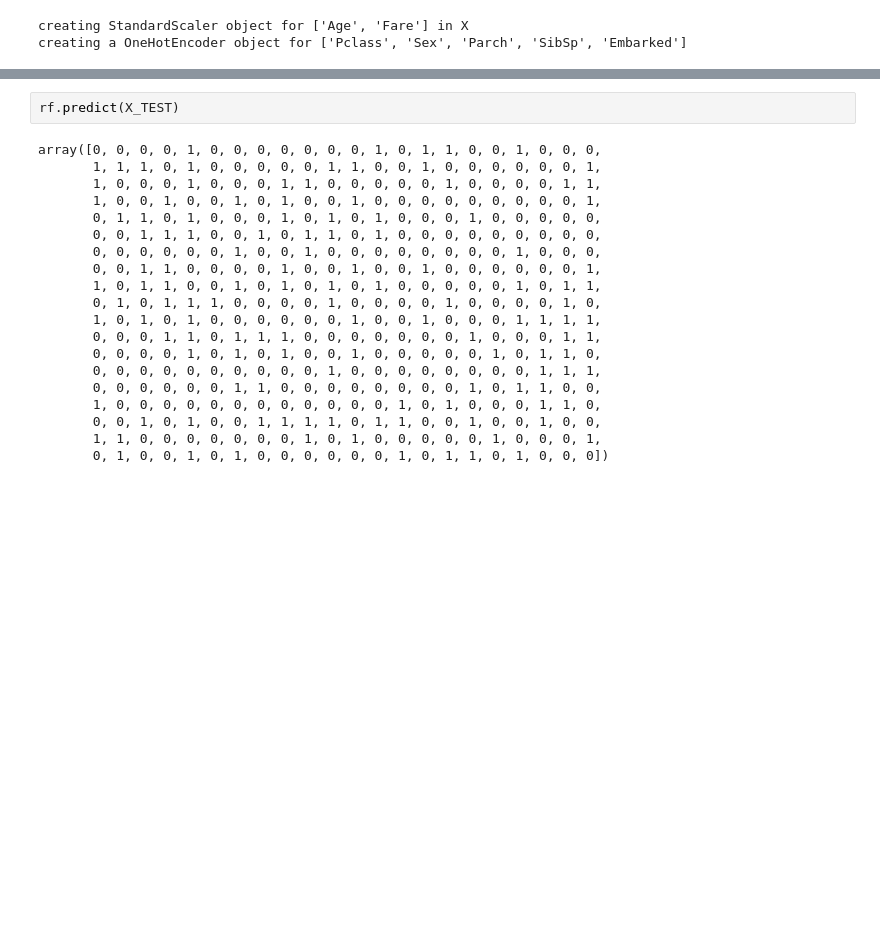
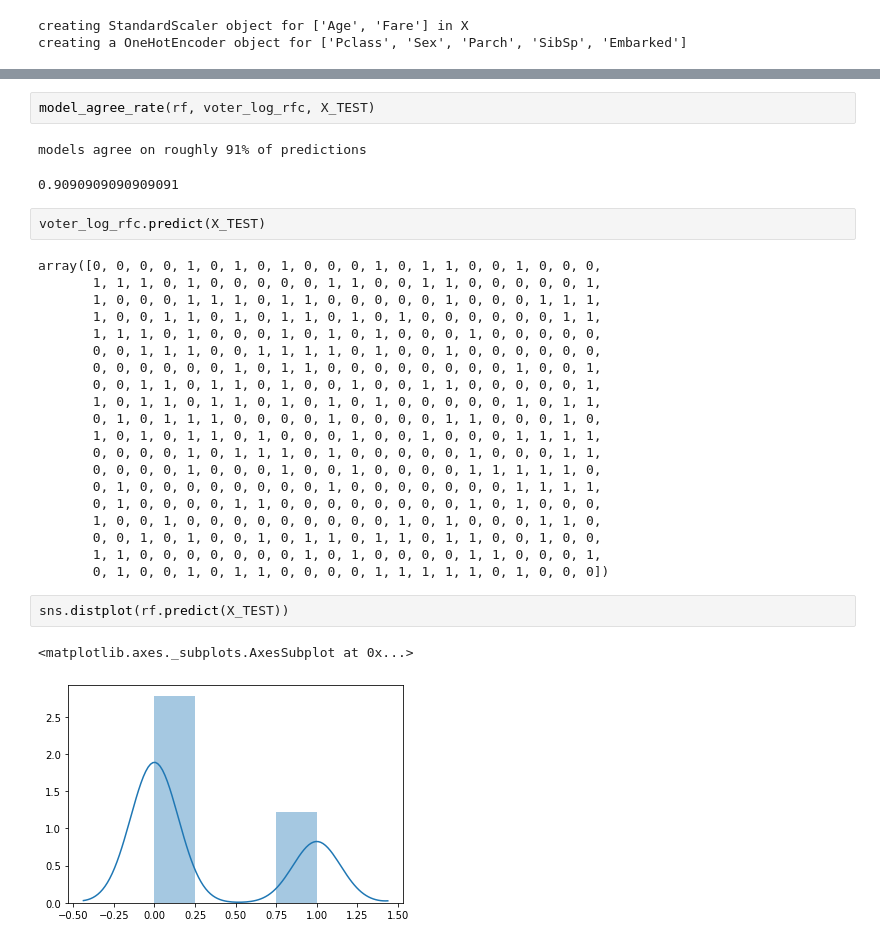
Before and after one commit to sam-thurman/titanic, a Jupyter notebook: kaggle.ipynb, the cells around one changed output, grey strips where cells are left out. Saved outputs shown, nothing was run; the diff lists cells and outputs as text; blank space fills up the shorter version.

Commit message:
results viz and model comparisons

```diff
--- a/kaggle.ipynb
+++ b/kaggle.ipynb
@@ -225,25 +225,35 @@ model_agree_rate(rf, voter_log_rfc, X_TEST)
 # %% [output]
 models agree on roughly 91% of predictions
 0.9090909090909091
+# %%
+model_agree_rate(rf, voter_log_rfc, X_TEST)
+# %% [output]
+models agree on roughly 91% of predictions
+0.9090909090909091
 # %%
-rf.predict(X_TEST)
+voter_log_rfc.predict(X_TEST)
 # %% [output]
-array([0, 0, 0, 0, 1, 0, 0, 0, 0, 0, 0, 0, 1, 0, 1, 1, 0, 0, 1, 0, 0, 0,
-       1, 1, 1, 0, 1, 0, 0, 0, 0, 0, 1, 1, 0, 0, 1, 0, 0, 0, 0, 0, 0, 1,
-       1, 0, 0, 0, 1, 0, 0, 0, 1, 1, 0, 0, 0, 0, 0, 1, 0, 0, 0, 0, 1, 1,
-       1, 0, 0, 1, 0, 0, 1, 0, 1, 0, 0, 1, 0, 0, 0, 0, 0, 0, 0, 0, 0, 1,
-       0, 1, 1, 0, 1, 0, 0, 0, 1, 0, 1, 0, 1, 0, 0, 0, 1, 0, 0, 0, 0, 0,
-       0, 0, 1, 1, 1, 0, 0, 1, 0, 1, 1, 0, 1, 0, 0, 0, 0, 0, 0, 0, 0, 0,
-       0, 0, 0, 0, 0, 0, 1, 0, 0, 1, 0, 0, 0, 0, 0, 0, 0, 0, 1, 0, 0, 0,
-       0, 0, 1, 1, 0, 0, 0, 0, 1, 0, 0, 1, 0, 0, 1, 0, 0, 0, 0, 0, 0, 1,
-       1, 0, 1, 1, 0, 0, 1, 0, 1, 0, 1, 0, 1, 0, 0, 0, 0, 0, 1, 0, 1, 1,
-       0, 1, 0, 1, 1, 1, 0, 0, 0, 0, 1, 0, 0, 0, 0, 1, 0, 0, 0, 0, 1, 0,
-       1, 0, 1, 0, 1, 0, 0, 0, 0, 0, 0, 1, 0, 0, 1, 0, 0, 0, 1, 1, 1, 1,
-       0, 0, 0, 1, 1, 0, 1, 1, 1, 0, 0, 0, 0, 0, 0, 0, 1, 0, 0, 0, 1, 1,
-       0, 0, 0, 0, 1, 0, 1, 0, 1, 0, 0, 1, 0, 0, 0, 0, 0, 1, 0, 1, 1, 0,
-       0, 0, 0, 0, 0, 0, 0, 0, 0, 0, 1, 0, 0, 0, 0, 0, 0, 0, 0, 1, 1, 1,
-       0, 0, 0, 0, 0, 0, 1, 1, 0, 0, 0, 0, 0, 0, 0, 0, 1, 0, 1, 1, 0, 0,
-       1, 0, 0, 0, 0, 0, 0, 0, 0, 0, 0, 0, 0, 1, 0, 1, 0, 0, 0, 1, 1, 0,
-       0, 0, 1, 0, 1, 0, 0, 1, 1, 1, 1, 0, 1, 1, 0, 0, 1, 0, 0, 1, 0, 0,
-       1, 1, 0, 0, 0, 0, 0, 0, 0, 1, 0, 1, 0, 0, 0, 0, 0, 1, 0, 0, 0, 1,
-       0, 1, 0, 0, 1, 0, 1, 0, 0, 0, 0, 0, 0, 1, 0, 1, 1, 0, 1, 0, 0, 0])
+array([0, 0, 0, 0, 1, 0, 1, 0, 1, 0, 0, 0, 1, 0, 1, 1, 0, 0, 1, 0, 0, 0,
+       1, 1, 1, 0, 1, 0, 0, 0, 0, 0, 1, 1, 0, 0, 1, 1, 0, 0, 0, 0, 0, 1,
+       1, 0, 0, 0, 1, 1, 1, 0, 1, 1, 0, 0, 0, 0, 0, 1, 0, 0, 0, 1, 1, 1,
+       1, 0, 0, 1, 1, 0, 1, 0, 1, 1, 0, 1, 0, 1, 0, 0, 0, 0, 0, 0, 1, 1,
+       1, 1, 1, 0, 1, 0, 0, 0, 1, 0, 1, 0, 1, 0, 0, 0, 1, 0, 0, 0, 0, 0,
+       0, 0, 1, 1, 1, 0, 0, 1, 1, 1, 1, 0, 1, 0, 0, 1, 0, 0, 0, 0, 0, 0,
+       0, 0, 0, 0, 0, 0, 1, 0, 1, 1, 0, 0, 0, 0, 0, 0, 0, 0, 1, 0, 0, 1,
+       0, 0, 1, 1, 0, 1, 1, 0, 1, 0, 0, 1, 0, 0, 1, 1, 0, 0, 0, 0, 0, 1,
+       1, 0, 1, 1, 0, 1, 1, 0, 1, 0, 1, 0, 1, 0, 0, 0, 0, 0, 1, 0, 1, 1,
+       0, 1, 0, 1, 1, 1, 0, 0, 0, 0, 1, 0, 0, 0, 0, 1, 1, 0, 0, 0, 1, 0,
+       1, 0, 1, 0, 1, 1, 0, 1, 0, 0, 0, 1, 0, 0, 1, 0, 0, 0, 1, 1, 1, 1,
+       0, 0, 0, 0, 1, 0, 1, 1, 1, 0, 1, 0, 0, 0, 0, 0, 1, 0, 0, 0, 1, 1,
+       0, 0, 0, 0, 1, 0, 0, 0, 1, 0, 0, 1, 0, 0, 0, 0, 1, 1, 1, 1, 1, 0,
+       0, 1, 0, 0, 0, 0, 0, 0, 0, 0, 1, 0, 0, 0, 0, 0, 0, 0, 1, 1, 1, 1,
+       0, 1, 0, 0, 0, 0, 1, 1, 0, 0, 0, 0, 0, 0, 0, 0, 1, 0, 1, 0, 0, 0,
+       1, 0, 0, 1, 0, 0, 0, 0, 0, 0, 0, 0, 0, 1, 0, 1, 0, 0, 0, 1, 1, 0,
+       0, 0, 1, 0, 1, 0, 0, 1, 0, 1, 1, 0, 1, 1, 0, 1, 1, 0, 0, 1, 0, 0,
+       1, 1, 0, 0, 0, 0, 0, 0, 0, 1, 0, 1, 0, 0, 0, 0, 1, 1, 0, 0, 0, 1,
+       0, 1, 0, 0, 1, 0, 1, 1, 0, 0, 0, 0, 1, 1, 1, 1, 1, 0, 1, 0, 0, 0])
+# %%
+sns.distplot(rf.predict(X_TEST))
+# %% [output]
+<matplotlib.axes._subplots.AxesSubplot at 0x...>
+[figure, added]
```
Also changed, not shown: parts of 2 cells of this notebook.
